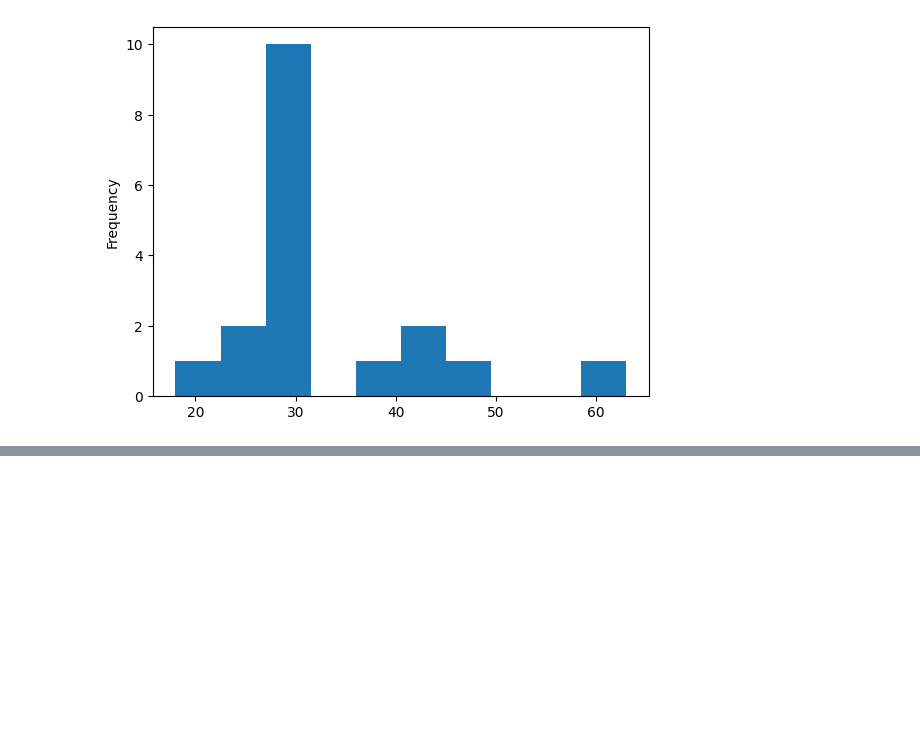
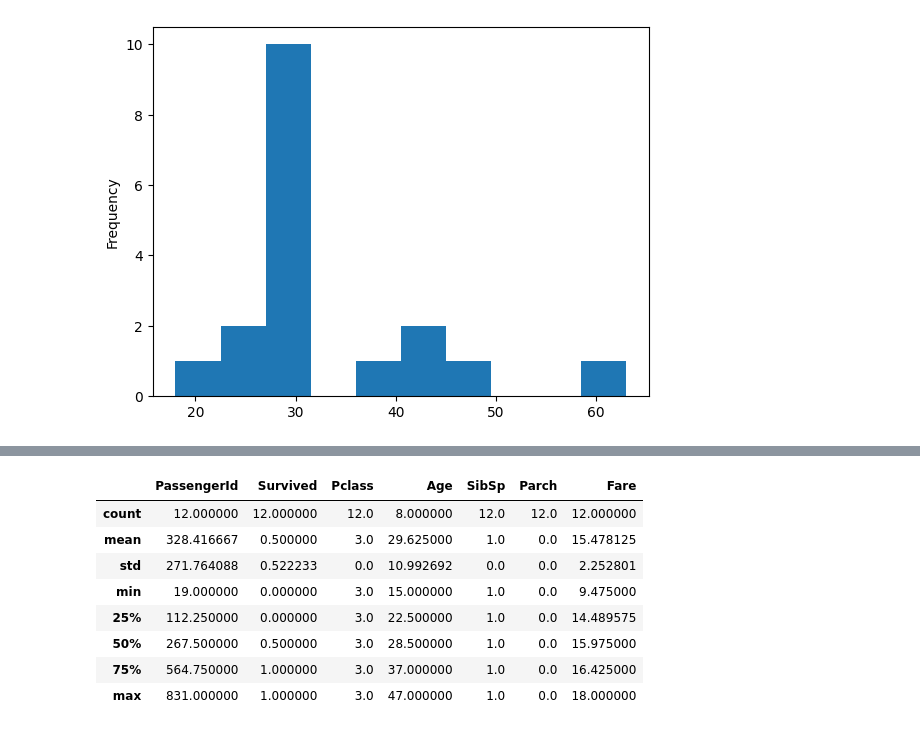
Before and after one commit to Restart29/titanic-analysis, a Jupyter notebook: notebooks/titanic.ipynb, the cells around one changed output, grey strips where cells are left out. Cells and saved outputs as stored; diff of their text form; code cells hidden in the pictures; blank space fills up the shorter version.

```diff
--- a/notebooks/titanic.ipynb
+++ b/notebooks/titanic.ipynb
@@ -898,0 +927,12 @@ change_db_cleaned.loc[(change_db_cleaned['Title']=='Mrs')&(change_db_cleaned['Pc
+# %%
+change_db2.loc[(change_db2['Pclass']==3)&(change_db2['Title']=='Mrs')&(change_db2['SibSp']==1)&(change_db2['Parch']==0)].describe()
+# %% [output]
+|  | PassengerId | Survived | Pclass | Age | SibSp | Parch | Fare |
+| count | 12.000000 | 12.000000 | 12.0 | 8.000000 | 12.0 | 12.0 | 12.000000 |
+| mean | 328.416667 | 0.500000 | 3.0 | 29.625000 | 1.0 | 0.0 | 15.478125 |
+| std | 271.764088 | 0.522233 | 0.0 | 10.992692 | 0.0 | 0.0 | 2.252801 |
+| min | 19.000000 | 0.000000 | 3.0 | 15.000000 | 1.0 | 0.0 | 9.475000 |
+| 25% | 112.250000 | 0.000000 | 3.0 | 22.500000 | 1.0 | 0.0 | 14.489575 |
+| 50% | 267.500000 | 0.500000 | 3.0 | 28.500000 | 1.0 | 0.0 | 15.975000 |
+| 75% | 564.750000 | 1.000000 | 3.0 | 37.000000 | 1.0 | 0.0 | 16.425000 |
+| max | 831.000000 | 1.000000 | 3.0 | 47.000000 | 1.0 | 0.0 | 18.000000 |
```
Also changed, not shown: parts of 12 cells of this notebook.
